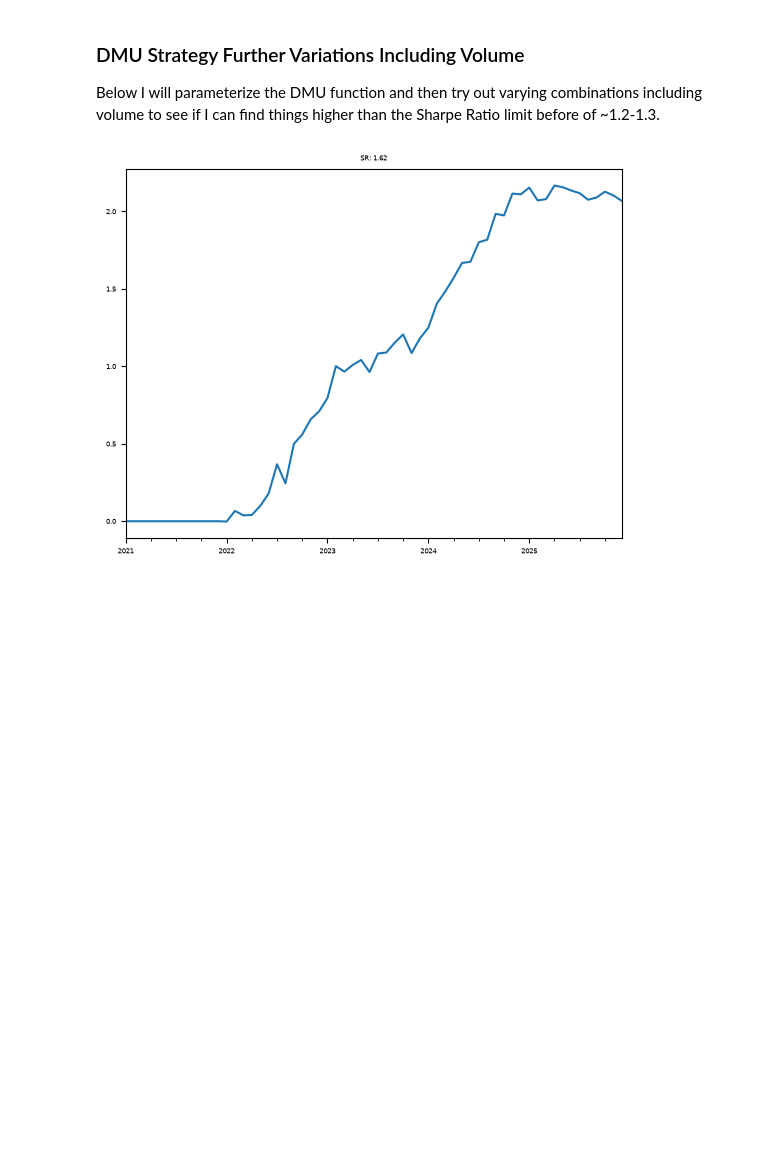
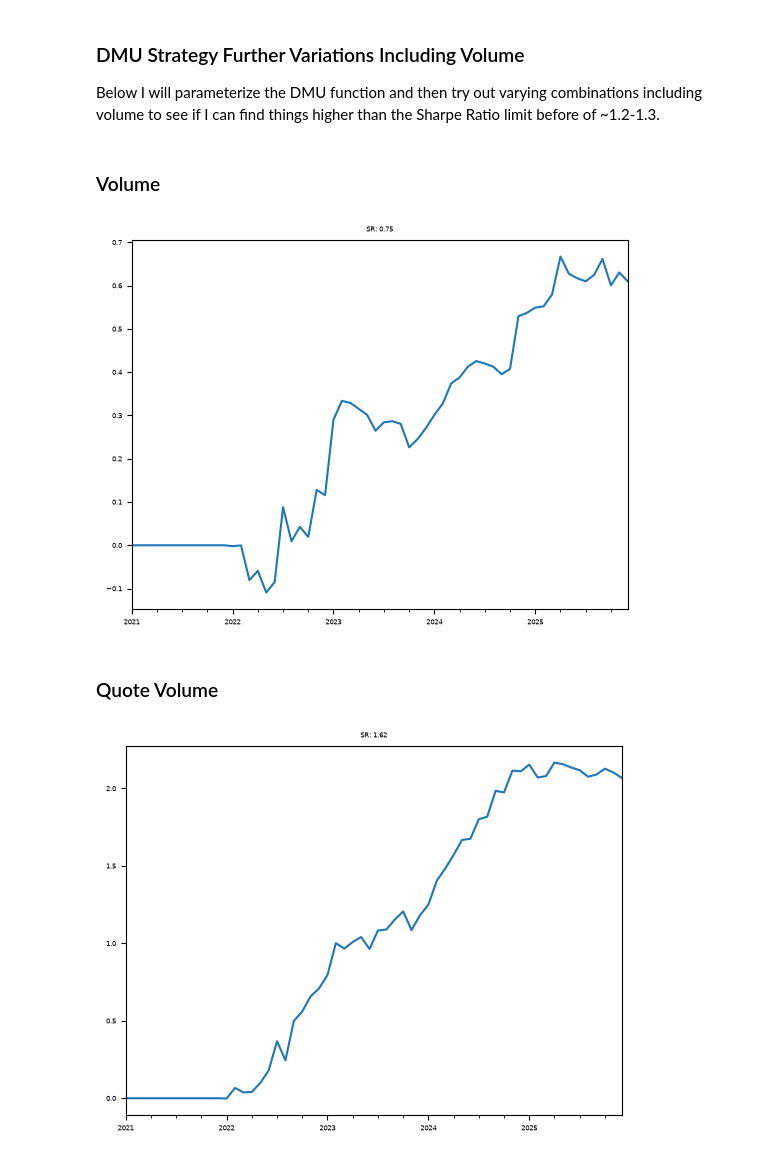
Before and after one commit to jude253/wall-street-quants-course-project, a Jupyter notebook: src/wall_street_quants_course_project/analysis/20260620__explore_volume.ipynb, the cells around one changed output. Cells and saved outputs as stored; diff of their text form; code cells hidden in the pictures; blank space fills up the shorter version.

```diff
--- a/src/wall_street_quants_course_project/analysis/20260620__explore_volume.ipynb
+++ b/src/wall_street_quants_course_project/analysis/20260620__explore_volume.ipynb
@@ -412,6 +416,22 @@ def plot_dmu_variation(
             f'SR: {sharpe:.2f}', fontsize=5
         )
         net_ret.cumsum().plot(ax=ax)
+# %% [markdown]
+### Volume
+# %%
+px_thresh = (0.0, 1.0); keep_outside_px=False; px_ma_months=12; px_delay_months=0
+vol_thresh = (0.2, 0.5); keep_outside_vol=False; vol_ma_months=12
+reversal=True
+plot_dmu_variation(
+    px, vol,
+    px_lower_pct=px_thresh[0], px_upper_pct=px_thresh[1], px_ma_months=px_ma_months, px_delay_months=px_delay_months, keep_outside_px=keep_outside_px,
+    vol_lower_pct=vol_thresh[0], vol_upper_pct=vol_thresh[1], vol_ma_months=vol_ma_months, keep_outside_vol=keep_outside_vol,
+    tcost_bps=20,reversal=reversal
+)
+# %% [output]
+[figure, added]
+# %% [markdown]
+### Quote Volume
 # %%
 px_thresh = (0.20, 0.9); keep_outside_px=True; px_ma_months=12; px_delay_months=0
 vol_thresh = (0.1, 0.45); keep_outside_vol=False; vol_ma_months=12
```
Also changed, not shown: parts of 13 cells of this notebook.
